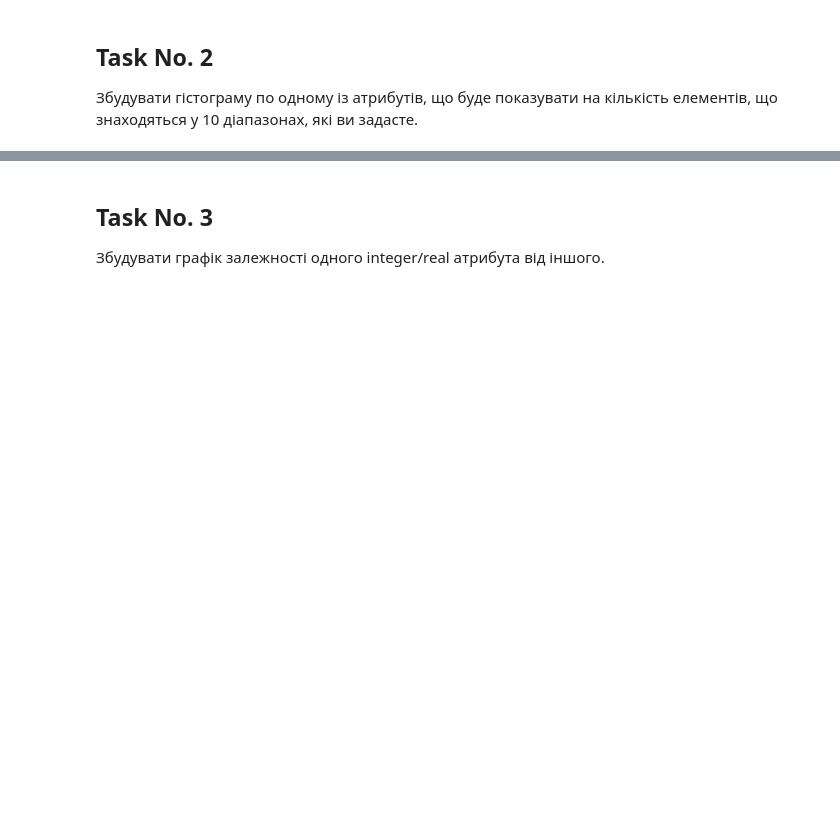
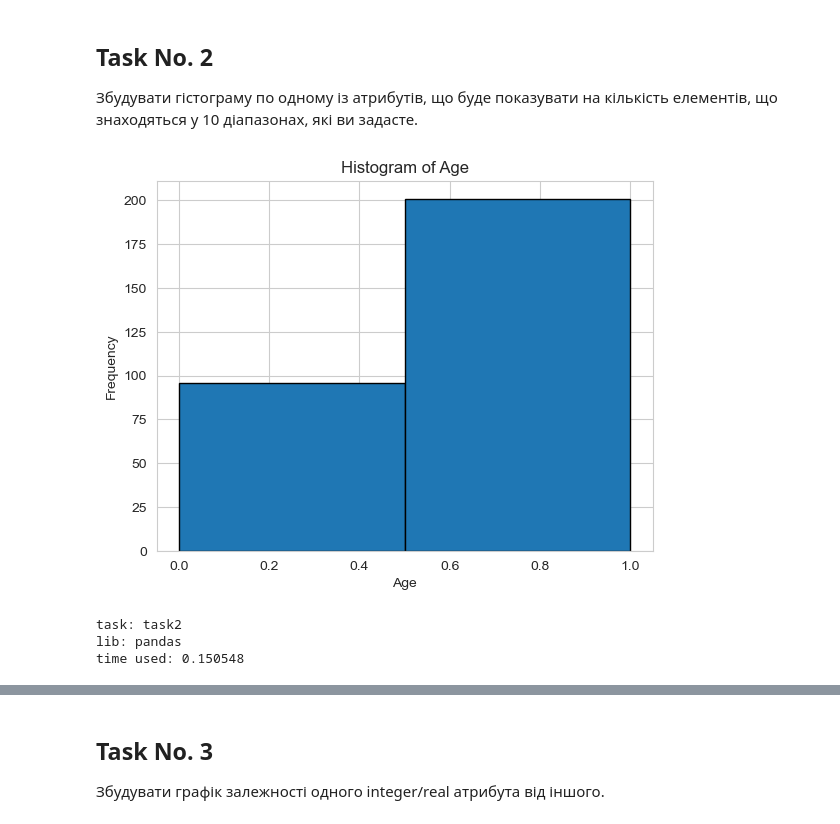
Before and after one commit to looomenn/uni-labs, a Jupyter notebook: y24s04/dpat/lab04/src/level2.ipynb, the cells around one changed output, grey strips where cells are left out. Drawn from its saved outputs; the diff is of its cells as text; code cells hidden in the pictures; blank space fills up the shorter version.

```diff
--- a/y24s04/dpat/lab04/src/level2.ipynb
+++ b/y24s04/dpat/lab04/src/level2.ipynb
@@ -128,14 +214,19 @@ np_normalised
 # %%
 # task: 2
 # lib: pandas
 
 with timer('pandas', 'task2'):
-    pd_data['age'].plot(kind='hist', bins=10, edgecolor='black')
+    plt.hist(np_normalised['sex'], bins=2, edgecolor='black')
 
     plt.title('Histogram of Age')
     plt.xlabel('Age')
     plt.ylabel('Frequency')
     plt.show()
+# %% [output]
+[figure, added]
+task: task2
+lib: pandas
+time used: 0.150548
 # %%
 # task: 2
 # lib: numpy
```
Also changed, not shown: parts of 16 cells of this notebook.
